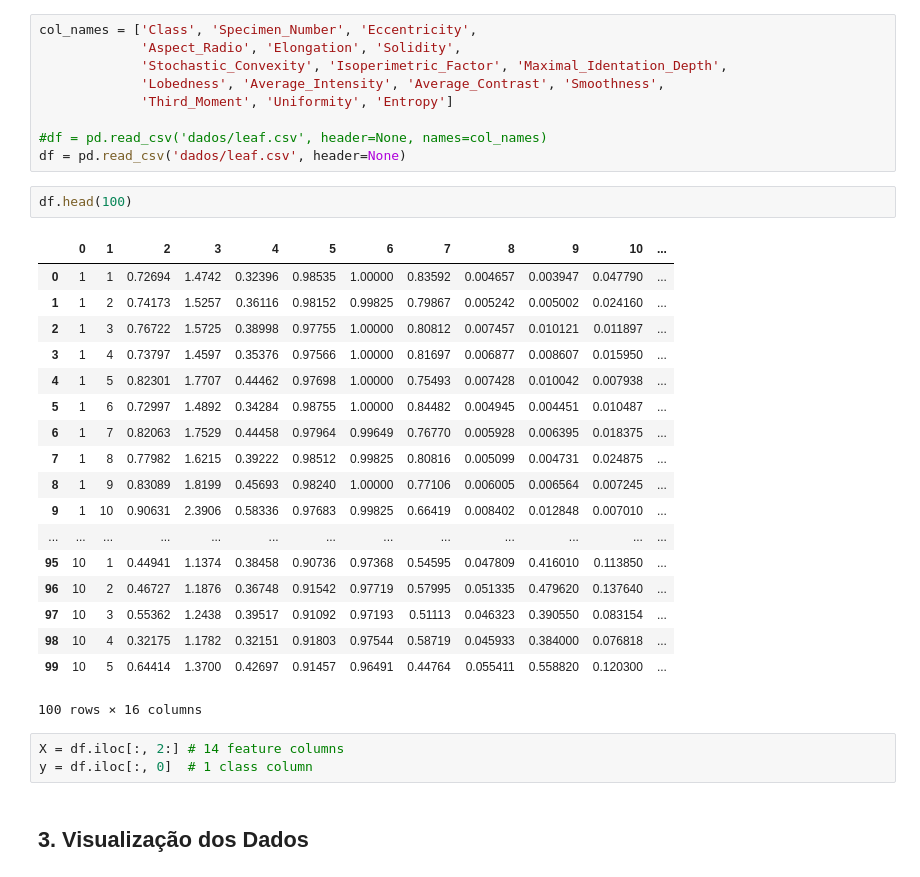
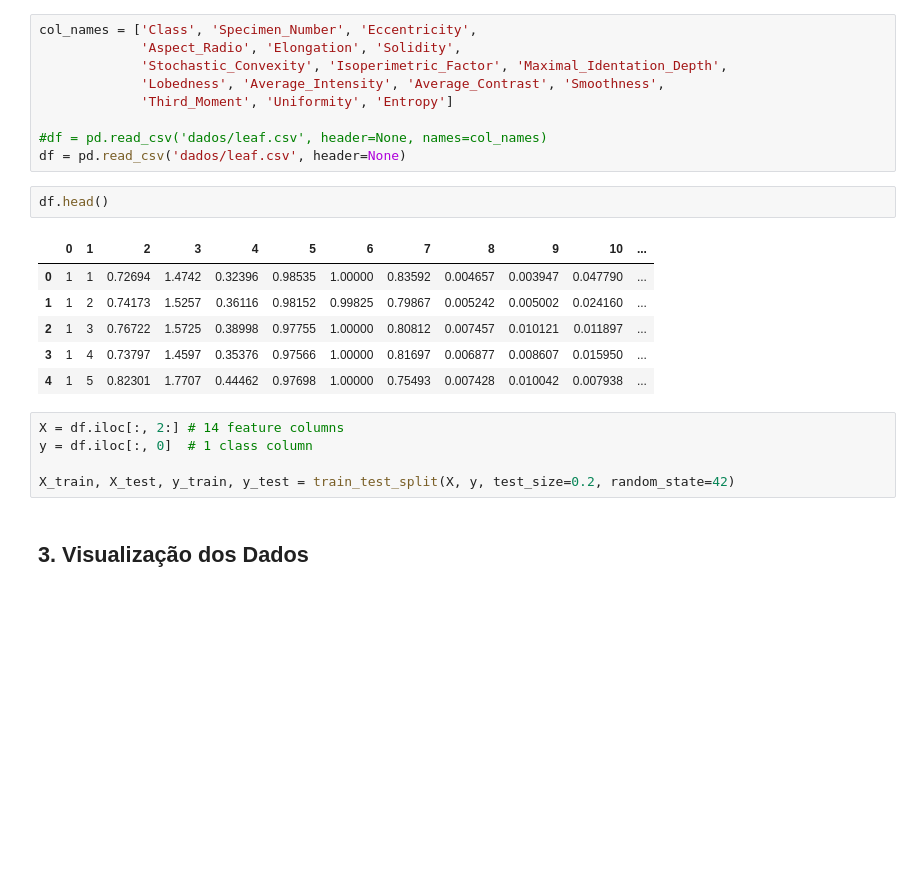
Before and after one commit to mso13/projeto2-leaf, a Jupyter notebook: Projeto 2 - FSI.ipynb, the cells around one changed output. Drawn from its saved outputs; the diff is of its cells as text; blank space fills up the shorter version.

```diff
--- a/Projeto 2 - FSI.ipynb
+++ b/Projeto 2 - FSI.ipynb
@@ -34,28 +35,18 @@ col_names = ['Class', 'Specimen_Number', 'Eccentricity',
 #df = pd.read_csv('dados/leaf.csv', header=None, names=col_names)
 df = pd.read_csv('dados/leaf.csv', header=None)
 # %%
-df.head(100)
+df.head()
 # %% [output]
 |  | 0 | 1 | 2 | 3 | 4 | 5 | 6 | 7 | 8 | 9 | 10 | ... |
 | 0 | 1 | 1 | 0.72694 | 1.4742 | 0.32396 | 0.98535 | 1.00000 | 0.83592 | 0.004657 | 0.003947 | 0.047790 | ... |
 | 1 | 1 | 2 | 0.74173 | 1.5257 | 0.36116 | 0.98152 | 0.99825 | 0.79867 | 0.005242 | 0.005002 | 0.024160 | ... |
 | 2 | 1 | 3 | 0.76722 | 1.5725 | 0.38998 | 0.97755 | 1.00000 | 0.80812 | 0.007457 | 0.010121 | 0.011897 | ... |
 | 3 | 1 | 4 | 0.73797 | 1.4597 | 0.35376 | 0.97566 | 1.00000 | 0.81697 | 0.006877 | 0.008607 | 0.015950 | ... |
 | 4 | 1 | 5 | 0.82301 | 1.7707 | 0.44462 | 0.97698 | 1.00000 | 0.75493 | 0.007428 | 0.010042 | 0.007938 | ... |
-| 5 | 1 | 6 | 0.72997 | 1.4892 | 0.34284 | 0.98755 | 1.00000 | 0.84482 | 0.004945 | 0.004451 | 0.010487 | ... |
-| 6 | 1 | 7 | 0.82063 | 1.7529 | 0.44458 | 0.97964 | 0.99649 | 0.76770 | 0.005928 | 0.006395 | 0.018375 | ... |
-| 7 | 1 | 8 | 0.77982 | 1.6215 | 0.39222 | 0.98512 | 0.99825 | 0.80816 | 0.005099 | 0.004731 | 0.024875 | ... |
-| 8 | 1 | 9 | 0.83089 | 1.8199 | 0.45693 | 0.98240 | 1.00000 | 0.77106 | 0.006005 | 0.006564 | 0.007245 | ... |
-| 9 | 1 | 10 | 0.90631 | 2.3906 | 0.58336 | 0.97683 | 0.99825 | 0.66419 | 0.008402 | 0.012848 | 0.007010 | ... |
-| ... | ... | ... | ... | ... | ... | ... | ... | ... | ... | ... | ... | ... |
-| 95 | 10 | 1 | 0.44941 | 1.1374 | 0.38458 | 0.90736 | 0.97368 | 0.54595 | 0.047809 | 0.416010 | 0.113850 | ... |
-| 96 | 10 | 2 | 0.46727 | 1.1876 | 0.36748 | 0.91542 | 0.97719 | 0.57995 | 0.051335 | 0.479620 | 0.137640 | ... |
-| 97 | 10 | 3 | 0.55362 | 1.2438 | 0.39517 | 0.91092 | 0.97193 | 0.51113 | 0.046323 | 0.390550 | 0.083154 | ... |
-| 98 | 10 | 4 | 0.32175 | 1.1782 | 0.32151 | 0.91803 | 0.97544 | 0.58719 | 0.045933 | 0.384000 | 0.076818 | ... |
-| 99 | 10 | 5 | 0.64414 | 1.3700 | 0.42697 | 0.91457 | 0.96491 | 0.44764 | 0.055411 | 0.558820 | 0.120300 | ... |
-100 rows × 16 columns
 # %%
 X = df.iloc[:, 2:] # 14 feature columns
 y = df.iloc[:, 0]  # 1 class column
+
+X_train, X_test, y_train, y_test = train_test_split(X, y, test_size=0.2, random_state=42)
 # %% [markdown]
 ## 3. Visualização dos Dados
```
Also changed, not shown: parts of 15 cells of this notebook, 2 other files.
